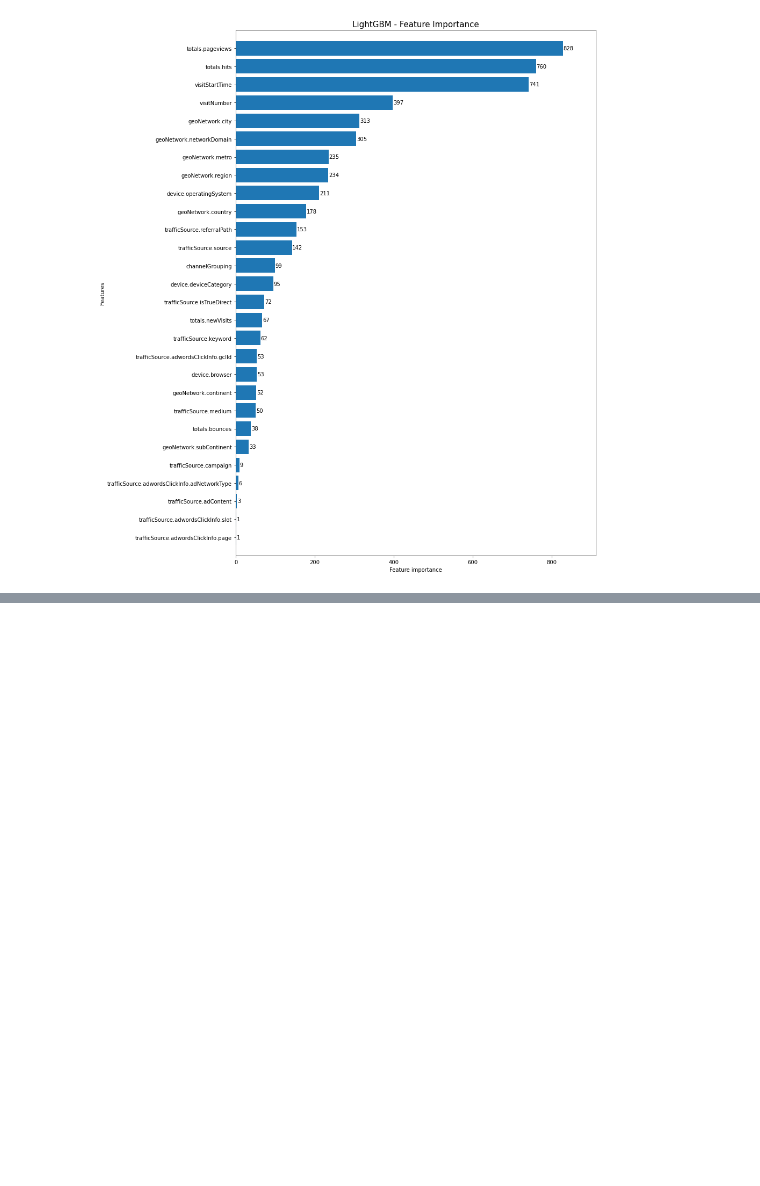
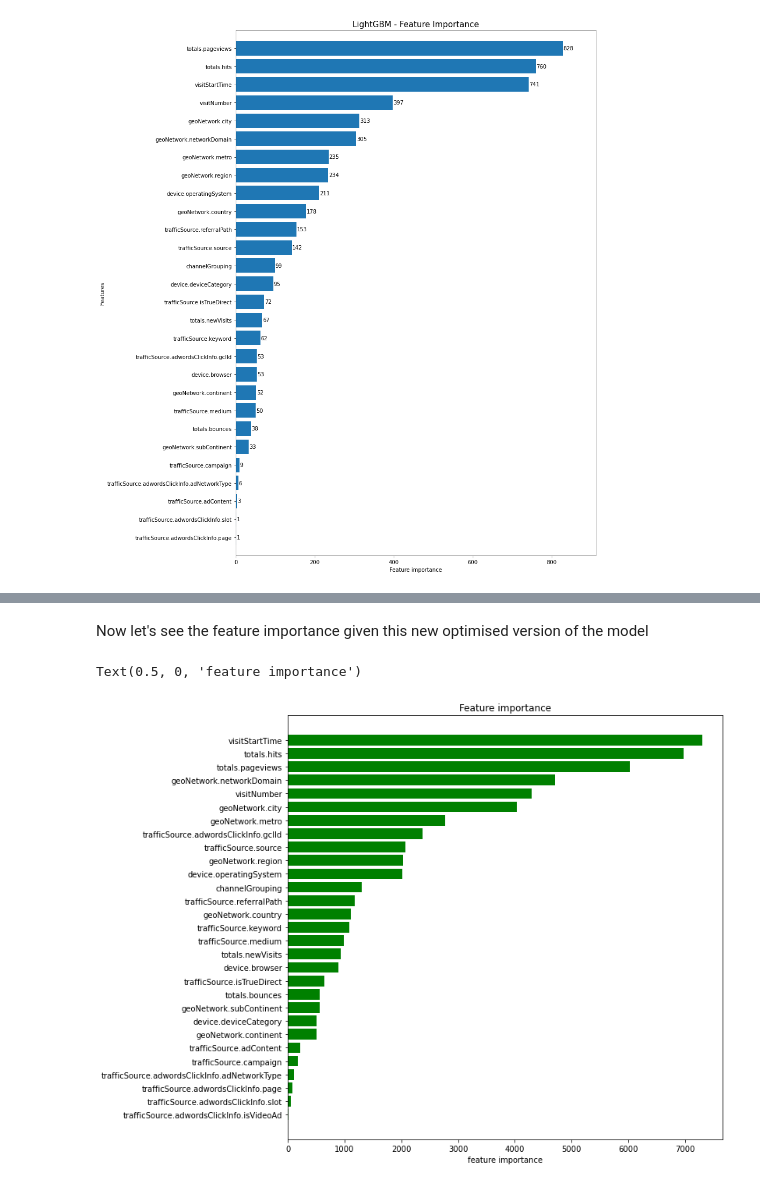
Before and after one commit to haythemdhieb/Gstore_Revenu, a Jupyter notebook: Gstore_baseline.ipynb, the cells around one changed output, grey strips where cells are left out. Cells and saved outputs as stored; diff of their text form; code cells hidden in the pictures; blank space fills up the shorter version.

```diff
--- a/Gstore_baseline.ipynb
+++ b/Gstore_baseline.ipynb
@@ -405,0 +483,25 @@ plt.show()
+# %%
+def objective(params):
+    params = {
+        'num_leaves': int(params['num_leaves']),
+        'colsample_bytree': '{:.3f}'.format(params['colsample_bytree']),
+    }
+
+    clf = lgb.LGBMRegressor(
+        n_estimators=500,
+        **params
+    )
+    clf.fit(dev_X,dev_y)
+    preds=clf.predict(val_X)
+    score = metrics.r2_score(preds,val_y)
+    return score
+
+space = {
+    'num_leaves': hp.quniform('num_leaves', 8, 128, 2),
+    'colsample_bytree': hp.uniform('colsample_bytree', 0.3, 1.0),
+}
+
+model_optimised = fmin(fn=objective,
+            space=space,
+            algo=tpe.suggest,
+            max_evals=10)
@@ -405,0 +512,4 @@ plt.show()
+# %%
+model2=lgb.LGBMRegressor(n_estimators=500,**model_optimised)
+# %%
+model2.fit(dev_X,dev_y,eval_metric='r2',eval_set=(val_X,val_y))
@@ -405,0 +536,15 @@ plt.show()
+# %% [markdown]
+Now let's see the feature importance given this new optimised version of the model
+# %%
+importances=model2.feature_importances_
+idxs=np.argsort(importances)
+imortances=model2.feature_importances_
+idxs=np.argsort(importances)
+plt.figure(figsize=(10,10))
+plt.title('Feature importance')
+plt.barh(range(len(idxs)),importances[idxs],align='center',color='green')
+plt.yticks(range(len(idxs)),[dev_X.columns[i] for i in idxs])
+plt.xlabel('feature importance')
+# %% [output]
+Text(0.5, 0, 'feature importance')
+[figure, added]
```
Also changed, not shown: parts of 9 cells of this notebook, 1 other file.
